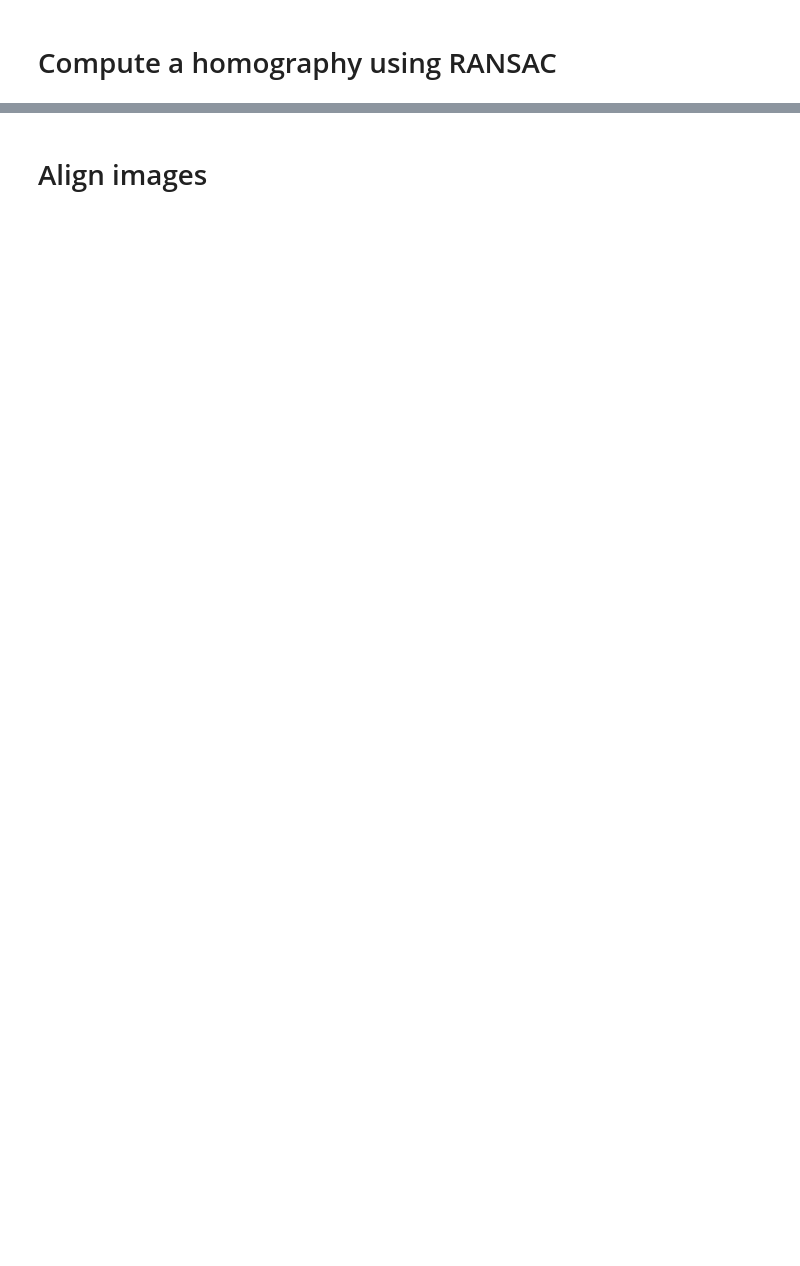
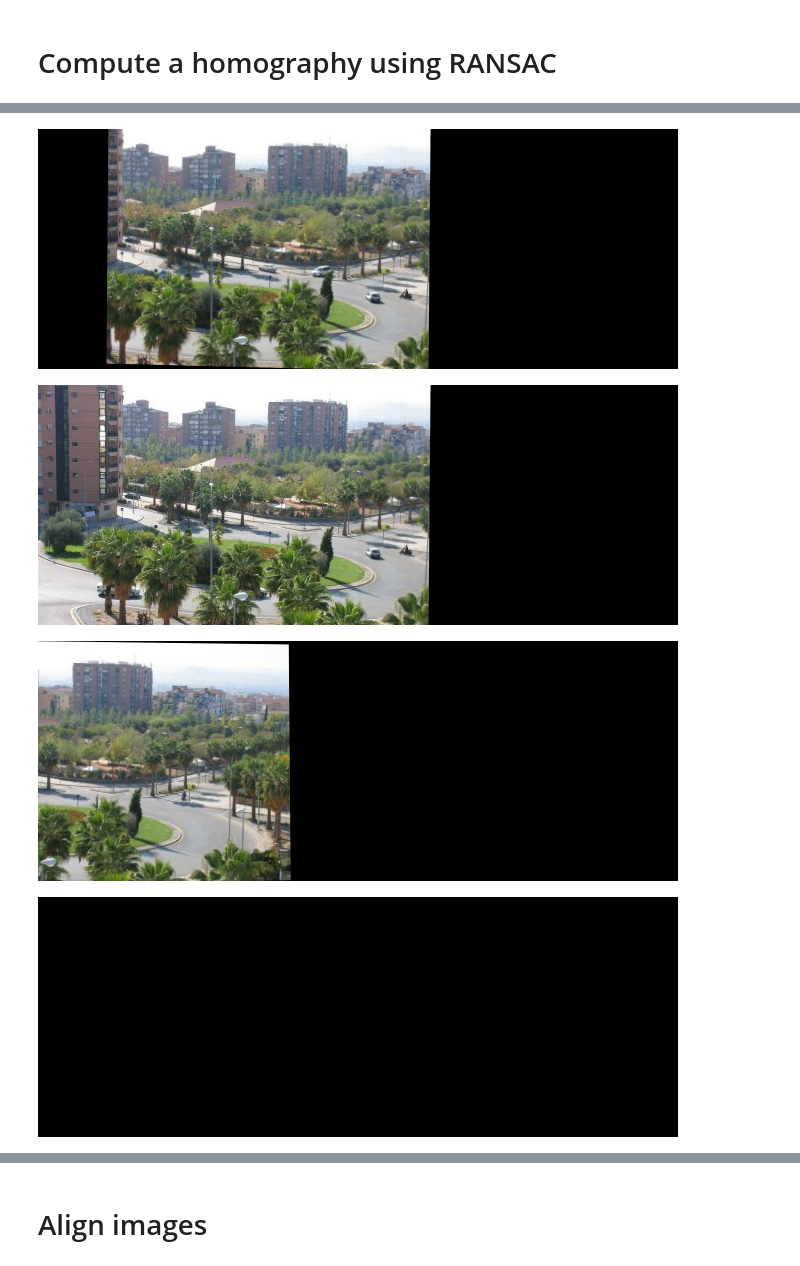
Before and after one commit to RoseSarlake/Computer-Vision, a Jupyter notebook: final.ipynb, the cells around one changed output, grey strips where cells are left out. Drawn from its saved outputs; the diff is of its cells as text; code cells hidden in the pictures; blank space fills up the shorter version.

```diff
--- a/final.ipynb
+++ b/final.ipynb
@@ -167,0 +171,18 @@ for i in range(len(matches)):
+# %%
+def MyPairs(matches,kps):
+  # two list to store each matching matrix
+  left = []
+  right = []
+  # store the mathcing points into left and right matrix
+  for i in range(len(matches)):
+    # two matrix to store matching point information
+    p_left = np.zeros((len(matches[i]), 2))
+    p_right = np.zeros((len(matches[i]), 2))
+    # locate every matching points
+    for j in range(len(matches[i])):
+      p_left[j,:] = kps[i][matches[i][j].queryIdx].pt
+      p_right[j,:] = kps[i+1][matches[i][j].trainIdx].pt
+    # add to the prepared list
+    left.append (p_left)
+    right.append (p_right)
+  return left,right
@@ -177,0 +239,15 @@ cv2_imshow(transformed_img)
+# %%
+ warpImg = cv2.warpPerspective(images[1], np.linalg.inv(myhomo[0]), (images[0].shape[1]+images[1].shape[1], images[1].shape[0]))
+ cv2_imshow(warpImg)
+ warpImg[0:images[0].shape[0], 0:images[0].shape[1]] =images[0]
+ cv2_imshow(direct)
+ h13= myhomo[0] * myhomo[1]
+ warpImg2 = cv2.warpPerspective(images[2], myhomo[0], (images[1].shape[1]+images[2].shape[1], images[2].shape[0]))
+ cv2_imshow(warpImg2)
+ warpImg3 = cv2.warpPerspective(images[2], np.linalg.inv(h13), (images[1].shape[1]+images[2].shape[1], images[2].shape[0]))
+ cv2_imshow(warpImg3)
+# %% [output]
+[figure, added]
+[figure, added]
+[figure, added]
+[figure, added]
```
Also changed, not shown: parts of 33 cells of this notebook.
